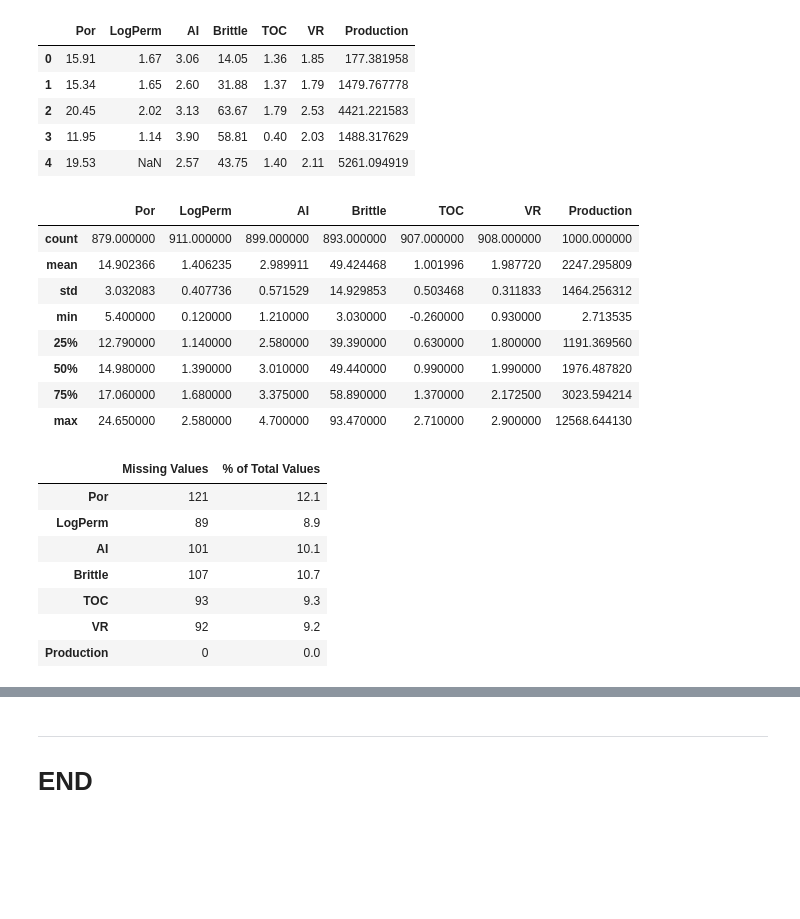
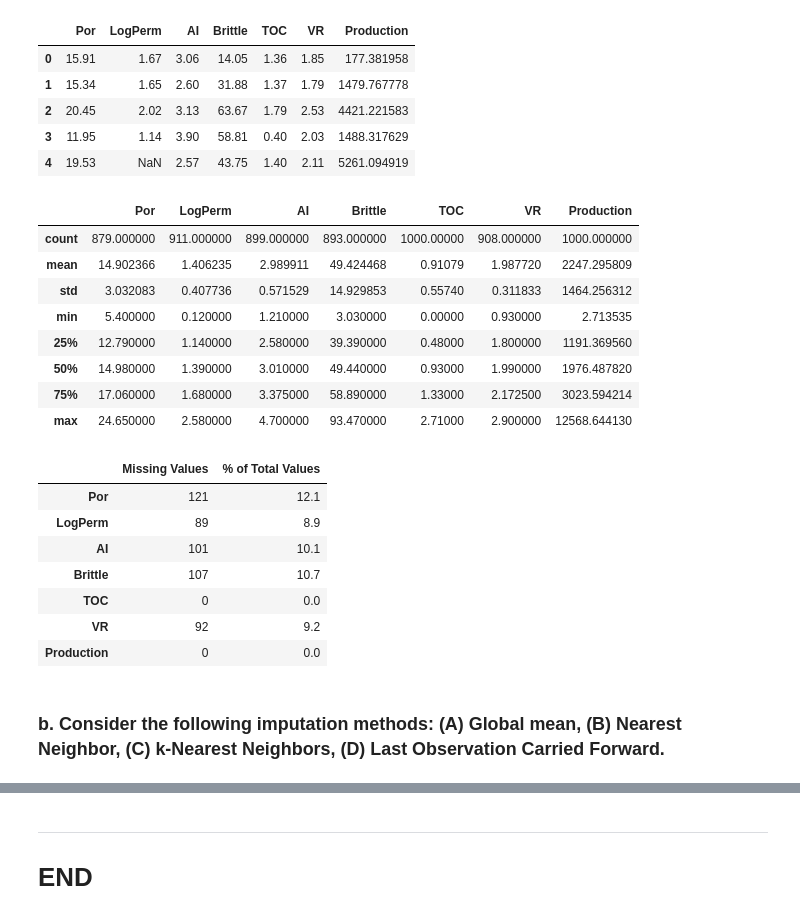
Before and after one commit to Albieri151/Ejercicios-Data-Science-Petroleo, a Jupyter notebook: Week 2/Alana_Albieri_Week2_Notebook.ipynb, the cells around one changed output, grey strips where cells are left out. Cells and saved outputs as stored; diff of their text form; code cells hidden in the pictures; blank space fills up the shorter version.

```diff
--- a/Week 2/Alana_Albieri_Week2_Notebook.ipynb
+++ b/Week 2/Alana_Albieri_Week2_Notebook.ipynb
@@ -52,18 +52,18 @@ df_original.head()
 | 4 | 19.53 | NaN | 2.57 | 43.75 | 1.40 | 2.11 | 5261.094919 |
 # %%
 # Veremos metricas importantes como los quartiles, media y mediana ademas de la cantidad de nulos
-
+df_original['TOC'] = df_original['TOC'].apply(lambda x: x if x > 0 else 0)
 df_original.describe()
 # %% [output]
 |  | Por | LogPerm | AI | Brittle | TOC | VR | Production |
-| count | 879.000000 | 911.000000 | 899.000000 | 893.000000 | 907.000000 | 908.000000 | 1000.000000 |
-| mean | 14.902366 | 1.406235 | 2.989911 | 49.424468 | 1.001996 | 1.987720 | 2247.295809 |
-| std | 3.032083 | 0.407736 | 0.571529 | 14.929853 | 0.503468 | 0.311833 | 1464.256312 |
-| min | 5.400000 | 0.120000 | 1.210000 | 3.030000 | -0.260000 | 0.930000 | 2.713535 |
-| 25% | 12.790000 | 1.140000 | 2.580000 | 39.390000 | 0.630000 | 1.800000 | 1191.369560 |
-| 50% | 14.980000 | 1.390000 | 3.010000 | 49.440000 | 0.990000 | 1.990000 | 1976.487820 |
-| 75% | 17.060000 | 1.680000 | 3.375000 | 58.890000 | 1.370000 | 2.172500 | 3023.594214 |
-| max | 24.650000 | 2.580000 | 4.700000 | 93.470000 | 2.710000 | 2.900000 | 12568.644130 |
+| count | 879.000000 | 911.000000 | 899.000000 | 893.000000 | 1000.00000 | 908.000000 | 1000.000000 |
+| mean | 14.902366 | 1.406235 | 2.989911 | 49.424468 | 0.91079 | 1.987720 | 2247.295809 |
+| std | 3.032083 | 0.407736 | 0.571529 | 14.929853 | 0.55740 | 0.311833 | 1464.256312 |
+| min | 5.400000 | 0.120000 | 1.210000 | 3.030000 | 0.00000 | 0.930000 | 2.713535 |
+| 25% | 12.790000 | 1.140000 | 2.580000 | 39.390000 | 0.48000 | 1.800000 | 1191.369560 |
+| 50% | 14.980000 | 1.390000 | 3.010000 | 49.440000 | 0.93000 | 1.990000 | 1976.487820 |
+| 75% | 17.060000 | 1.680000 | 3.375000 | 58.890000 | 1.33000 | 2.172500 | 3023.594214 |
+| max | 24.650000 | 2.580000 | 4.700000 | 93.470000 | 2.71000 | 2.900000 | 12568.644130 |
 # %%
 # Que pocentaje de valores son nan por cada feature
 features = df_original.columns
@@ -77,6 +77,8 @@ df_nan_features
 | LogPerm | 89 | 8.9 |
 | AI | 101 | 10.1 |
 | Brittle | 107 | 10.7 |
-| TOC | 93 | 9.3 |
+| TOC | 0 | 0.0 |
 | VR | 92 | 9.2 |
 | Production | 0 | 0.0 |
+# %% [markdown]
+### **b.	Consider the following imputation methods: (A) Global mean, (B) Nearest Neighbor, (C) k-Nearest Neighbors, (D) Last Observation Carried Forward.**
```
Also changed, not shown: parts of 19 cells of this notebook.
